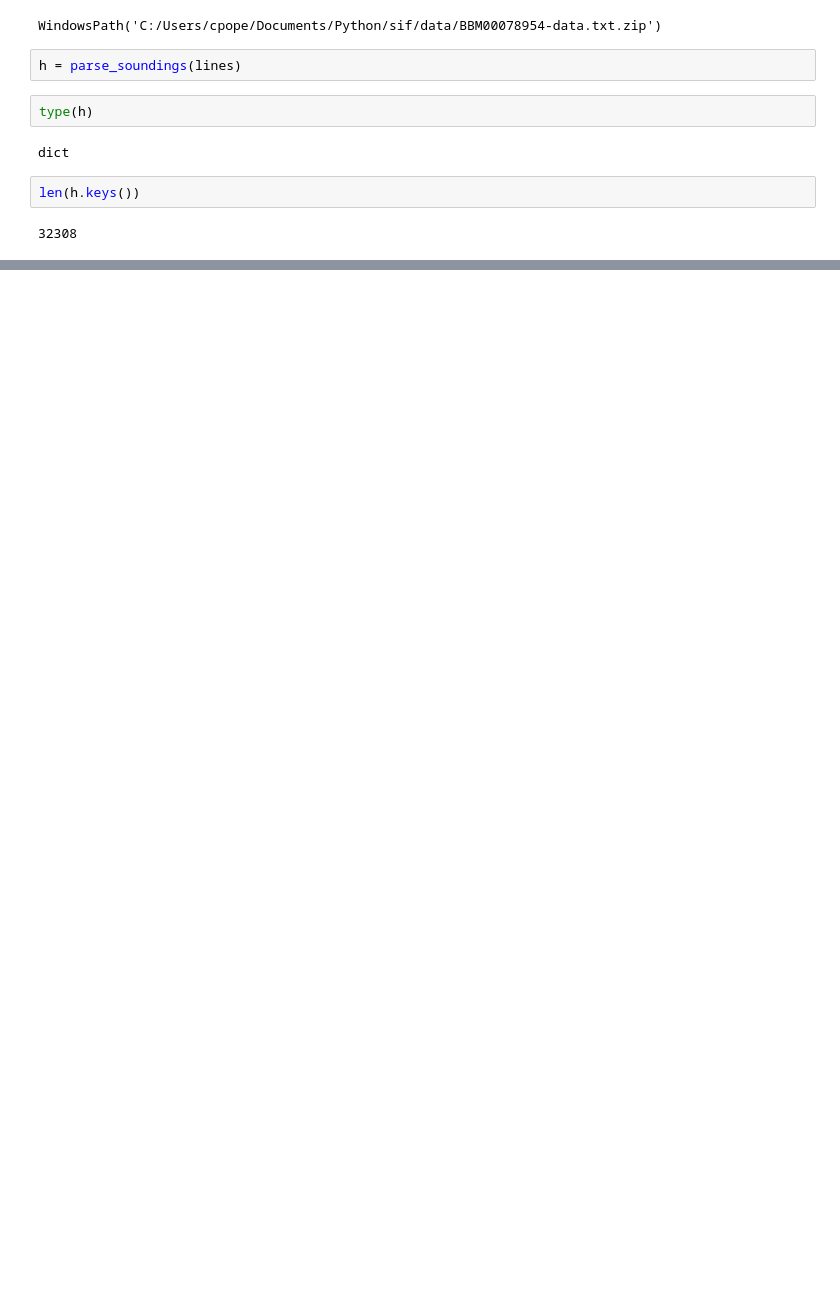
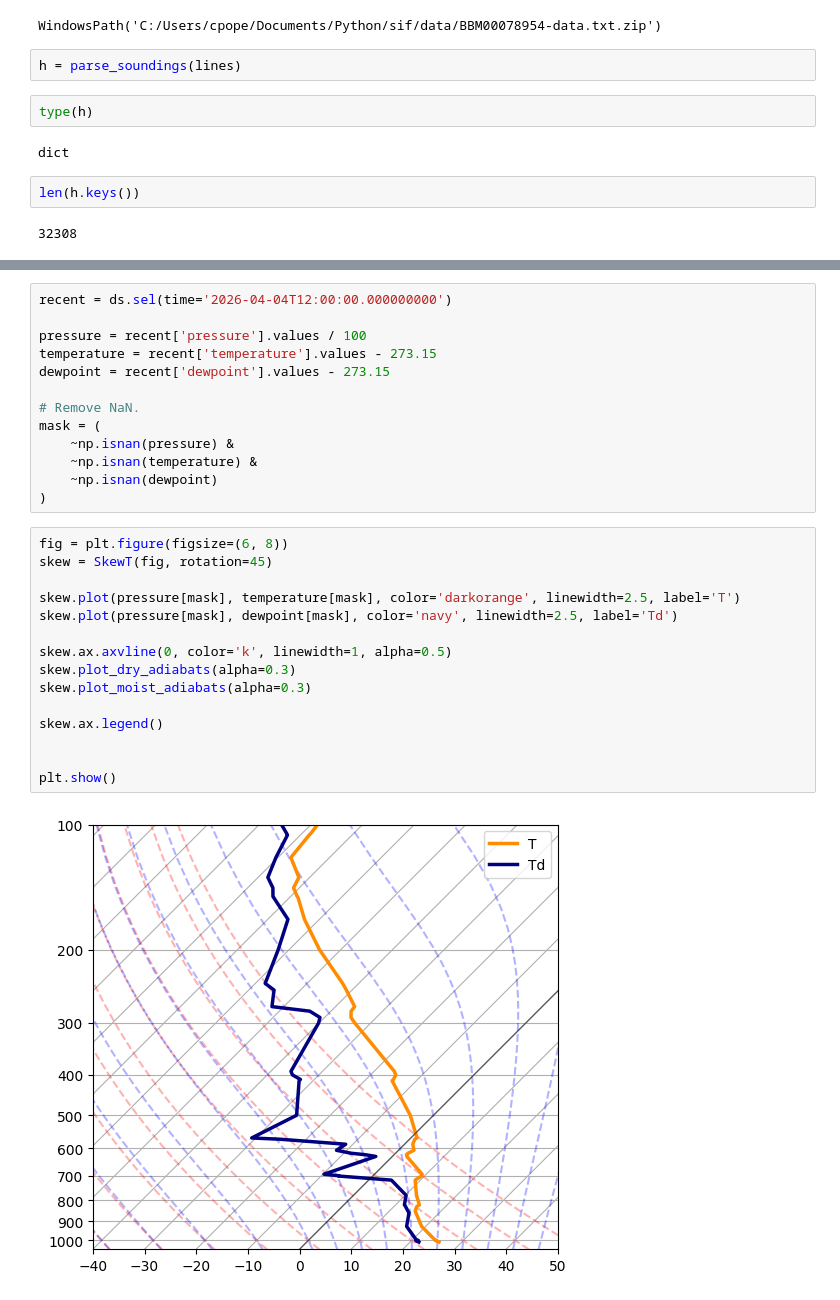
Before and after one commit to danielrowe9193/sif, a Jupyter notebook: src/sif/test.ipynb, the cells around one changed output, grey strips where cells are left out. Saved outputs shown, nothing was run; the diff lists cells and outputs as text; blank space fills up the shorter version.

Commit message:
Rudimentary sounding plotting successful.

```diff
--- a/src/sif/test.ipynb
+++ b/src/sif/test.ipynb
@@ -1184,0 +1222,30 @@ len(h.keys())
+# %%
+recent = ds.sel(time='2026-04-04T12:00:00.000000000')
+
+pressure = recent['pressure'].values / 100
+temperature = recent['temperature'].values - 273.15
+dewpoint = recent['dewpoint'].values - 273.15
+
+# Remove NaN.
+mask = (
+    ~np.isnan(pressure) &
+    ~np.isnan(temperature) &
+    ~np.isnan(dewpoint)
+)
+# %%
+fig = plt.figure(figsize=(6, 8))
+skew = SkewT(fig, rotation=45)
+
+skew.plot(pressure[mask], temperature[mask], color='darkorange', linewidth=2.5, label='T')
+skew.plot(pressure[mask], dewpoint[mask], color='navy', linewidth=2.5, label='Td')
+
+skew.ax.axvline(0, color='k', linewidth=1, alpha=0.5)
+skew.plot_dry_adiabats(alpha=0.3)
+skew.plot_moist_adiabats(alpha=0.3)
+
+skew.ax.legend()
+
+
+plt.show()
+# %% [output]
+[figure, added]
```
Also changed, not shown: parts of 3 cells of this notebook, 1 other file.
